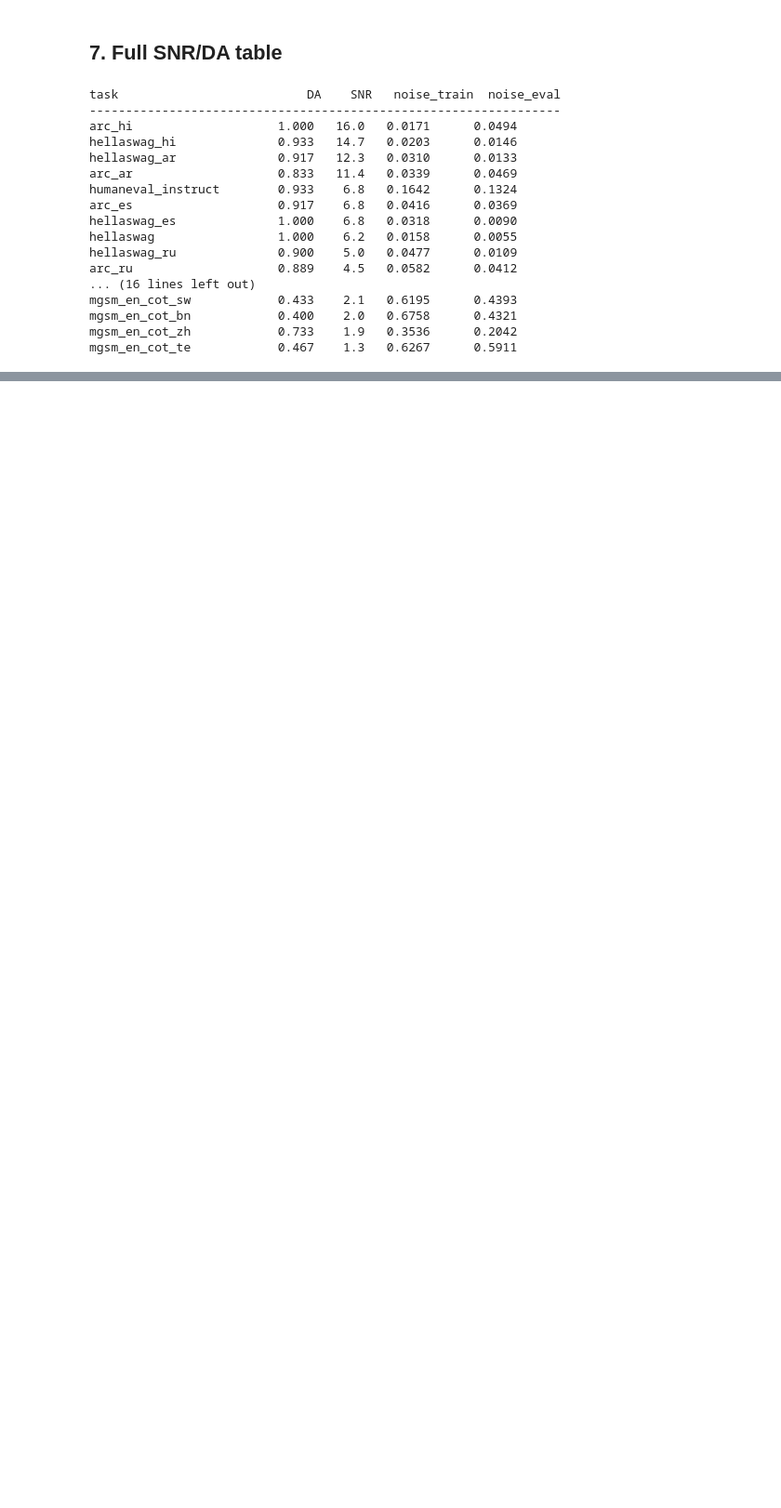
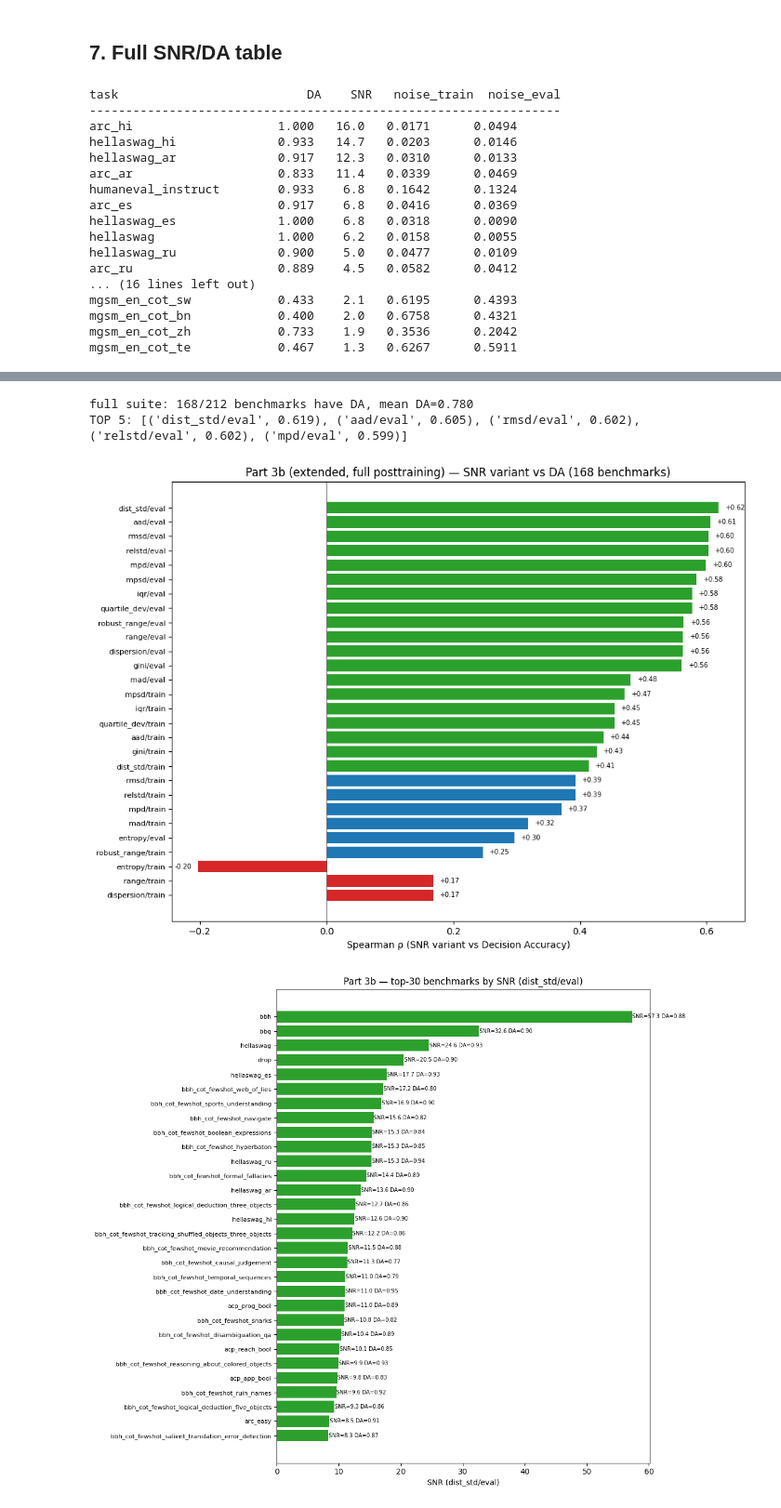
Before and after one commit to mariagrandury/snr-multilingual, a Jupyter notebook: src/Maria_Grandury_408094.ipynb, the cells around one changed output, grey strips where cells are left out. Shown at 93% size. Drawn from its saved outputs; the diff is of its cells as text; code cells hidden in the pictures; blank space fills up the shorter version.

```diff
--- a/src/Maria_Grandury_408094.ipynb
+++ b/src/Maria_Grandury_408094.ipynb
@@ -373,0 +568,14 @@ mgsm_en_cot_te            0.467    1.3   0.6267      0.5911
+# %%
+# Part 3b — full posttraining benchmark suite
+S3p = compute_records(df, ALL_TASKS)
+corrs3p = variant_corrs(S3p)
+nda=[t for t in S3p if S3p[t]["da"] is not None]
+print(f"full suite: {len(nda)}/{len(ALL_TASKS)} benchmarks have DA, mean DA={np.mean([S3p[t]['da'] for t in nda]):.3f}")
+print("TOP 5:", [(n, round(v,3)) for n,v in corrs3p[:5]])
+plot_variant_bar(corrs3p, f"Part 3b (extended, full posttraining) — SNR variant vs DA ({len(nda)} benchmarks)")
+plot_perbench_snr(S3p, corrs3p[0][0], f"Part 3b — top-30 benchmarks by SNR ({corrs3p[0][0]})", topn=30)
+# %% [output]
+full suite: 168/212 benchmarks have DA, mean DA=0.780
+TOP 5: [('dist_std/eval', 0.619), ('aad/eval', 0.605), ('rmsd/eval', 0.602), ('relstd/eval', 0.602), ('mpd/eval', 0.599)]
+[figure, added]
+[figure, added]
```
Also changed, not shown: parts of 15 cells of this notebook.
